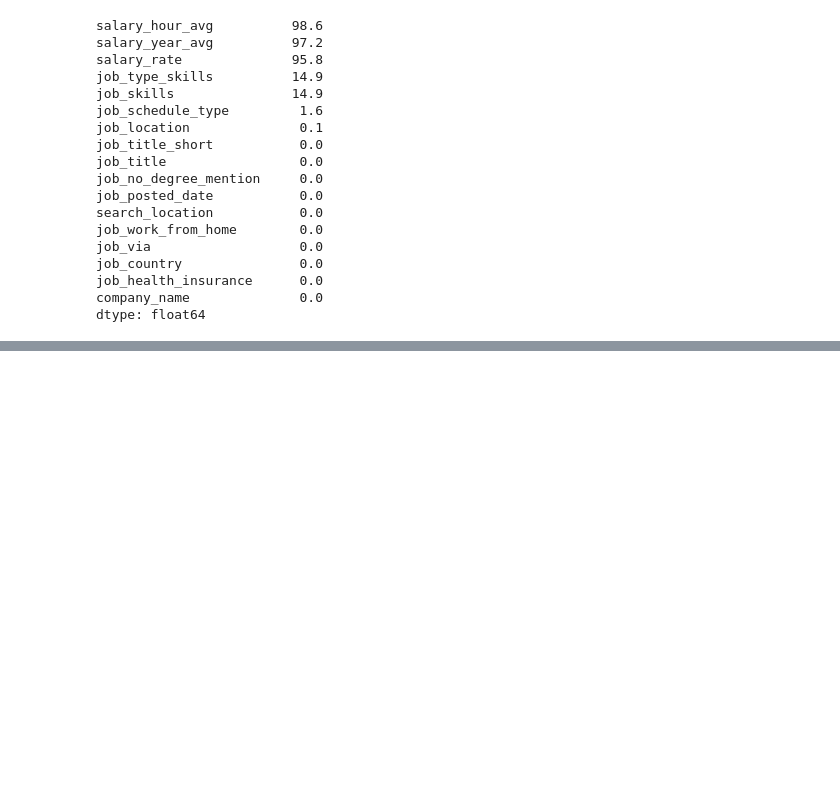
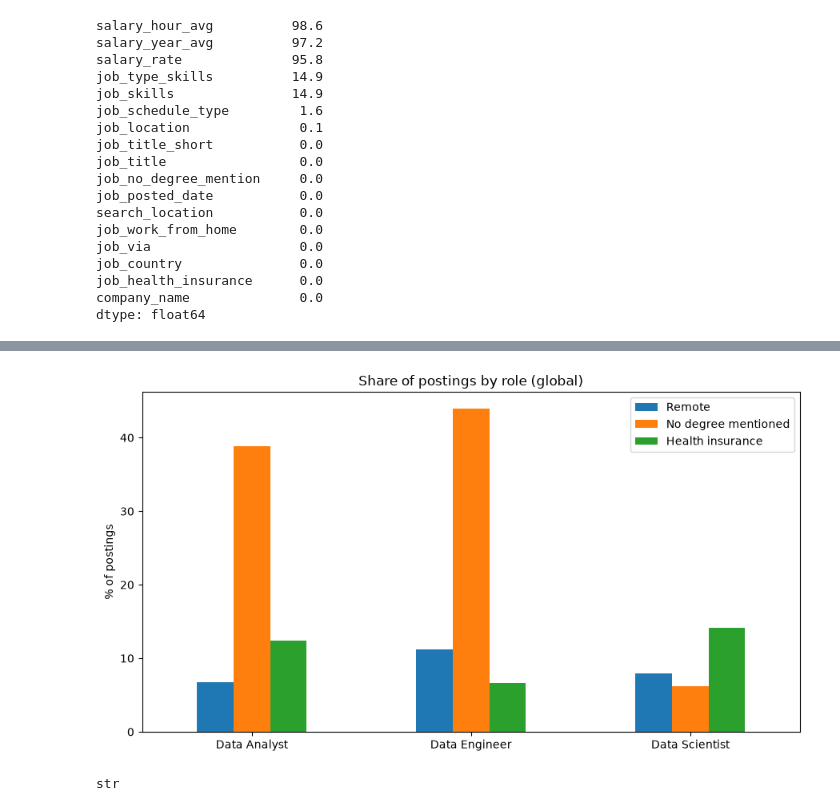
Before and after one commit to IMRAN-SAJAWAL-1234/job-market-analysis, a Jupyter notebook: explore.ipynb, the cells around one changed output, grey strips where cells are left out. Cells and saved outputs as stored; diff of their text form; code cells hidden in the pictures; blank space fills up the shorter version.

```diff
--- a/explore.ipynb
+++ b/explore.ipynb
@@ -47,0 +188,5 @@ dtype: float64
+# %%
+import ast
+df["job_skills"] = df["job_skills"].apply(
+    lambda x: ast.literal_eval(x) if pd.notna(x) else x
+)
@@ -47,0 +510,21 @@ dtype: float64
+# %%
+#remote work and degree requirements
+
+roles = ["Data Analyst", "Data Engineer", "Data Scientist"]
+core = df_clean[df_clean["job_title_short"].isin(roles)]
+
+summary = (
+    core.groupby("job_title_short")[
+        ["job_work_from_home", "job_no_degree_mention", "job_health_insurance"]
+    ]
+    .mean().mul(100).round(1)
+)
+summary
+# %%
+summary = (
+    core.groupby("job_title_short")[
+        ["job_work_from_home", "job_no_degree_mention", "job_health_insurance"]
+    ]
+    .mean().mul(100).round(1)
+)
+summary
@@ -47,0 +555,14 @@ dtype: float64
+# %%
+import matplotlib.pyplot as plt
+
+summary.plot(kind="bar", figsize=(9, 5))
+plt.title("Share of postings by role (global)")
+plt.ylabel("% of postings")
+plt.xlabel("")
+plt.xticks(rotation=0)
+plt.legend(["Remote", "No degree mentioned", "Health insurance"])
+plt.tight_layout()
+plt.savefig("remote_degree_by_role.png", dpi=150)
+plt.show()
+# %% [output]
+[figure, added]
@@ -47,0 +589,4 @@ dtype: float64
+# %%
+type(df_clean["job_skills"].iloc[1])
+# %% [output]
+str
```
Also changed, not shown: parts of 44 cells of this notebook, 15 other files.
